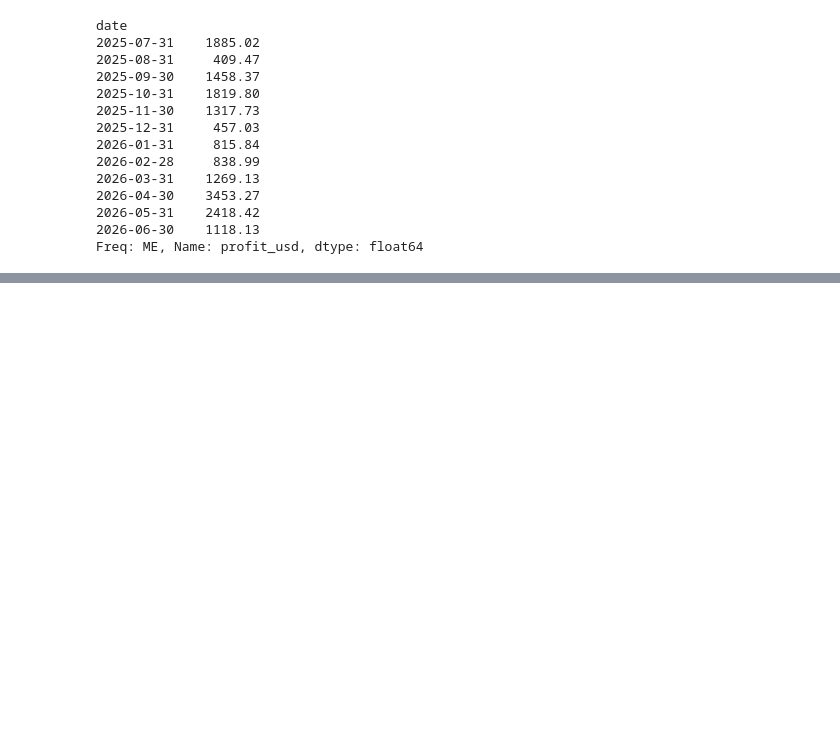
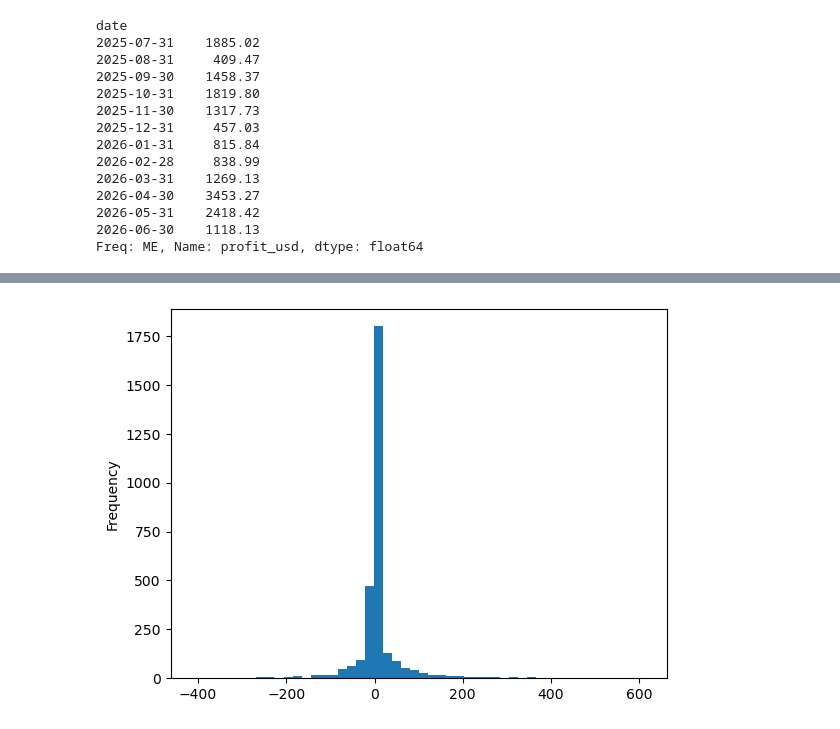
Before and after one commit to popupwhatup/fx-desk-analytics, a Jupyter notebook: analysis.ipynb, the cells around one changed output, grey strips where cells are left out. Cells and saved outputs as stored; diff of their text form; code cells hidden in the pictures; blank space fills up the shorter version.

```diff
--- a/analysis.ipynb
+++ b/analysis.ipynb
@@ -354,0 +376,4 @@ Freq: ME, Name: profit_usd, dtype: float64
+# %%
+ax3 = trades["profit_usd"].plot(kind="hist", bins=50)
+# %% [output]
+[figure, added]
```
Also changed, not shown: parts of 9 cells of this notebook.
